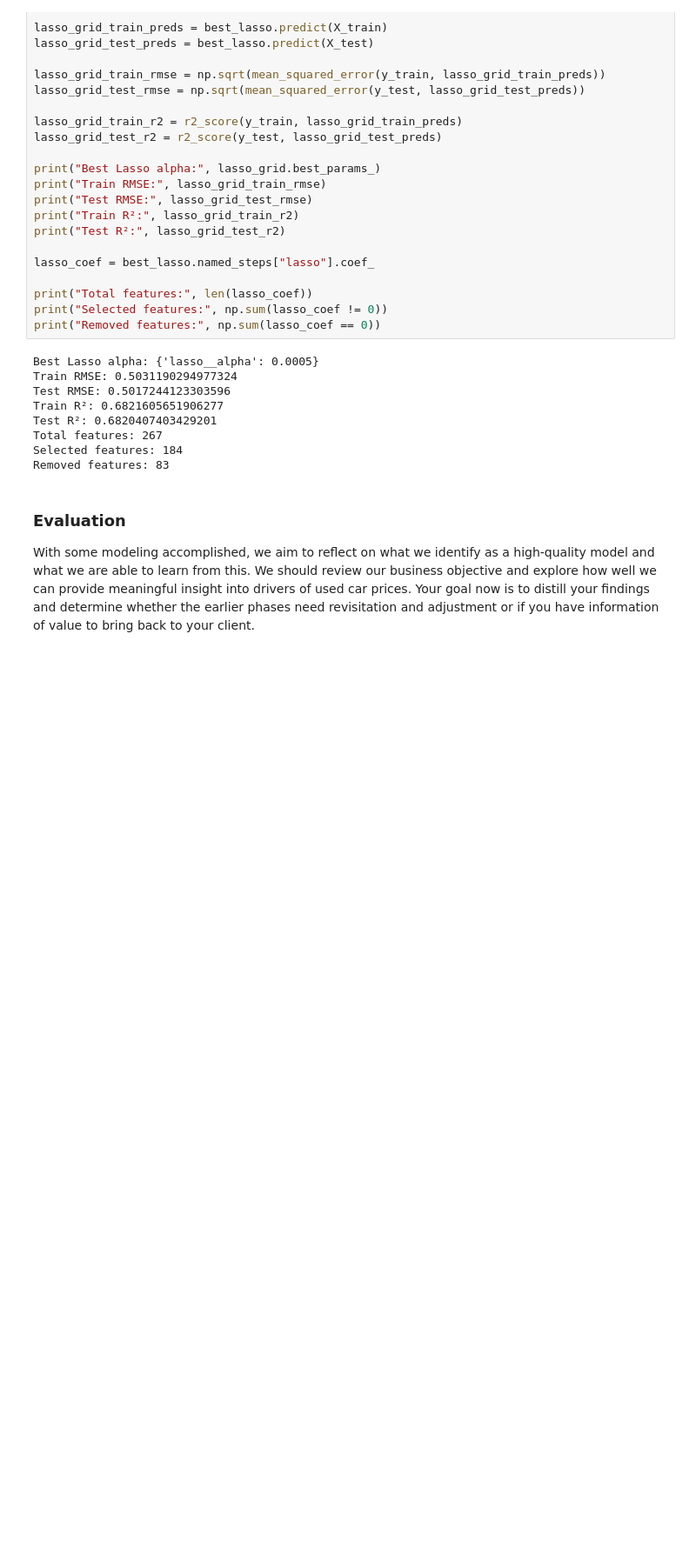
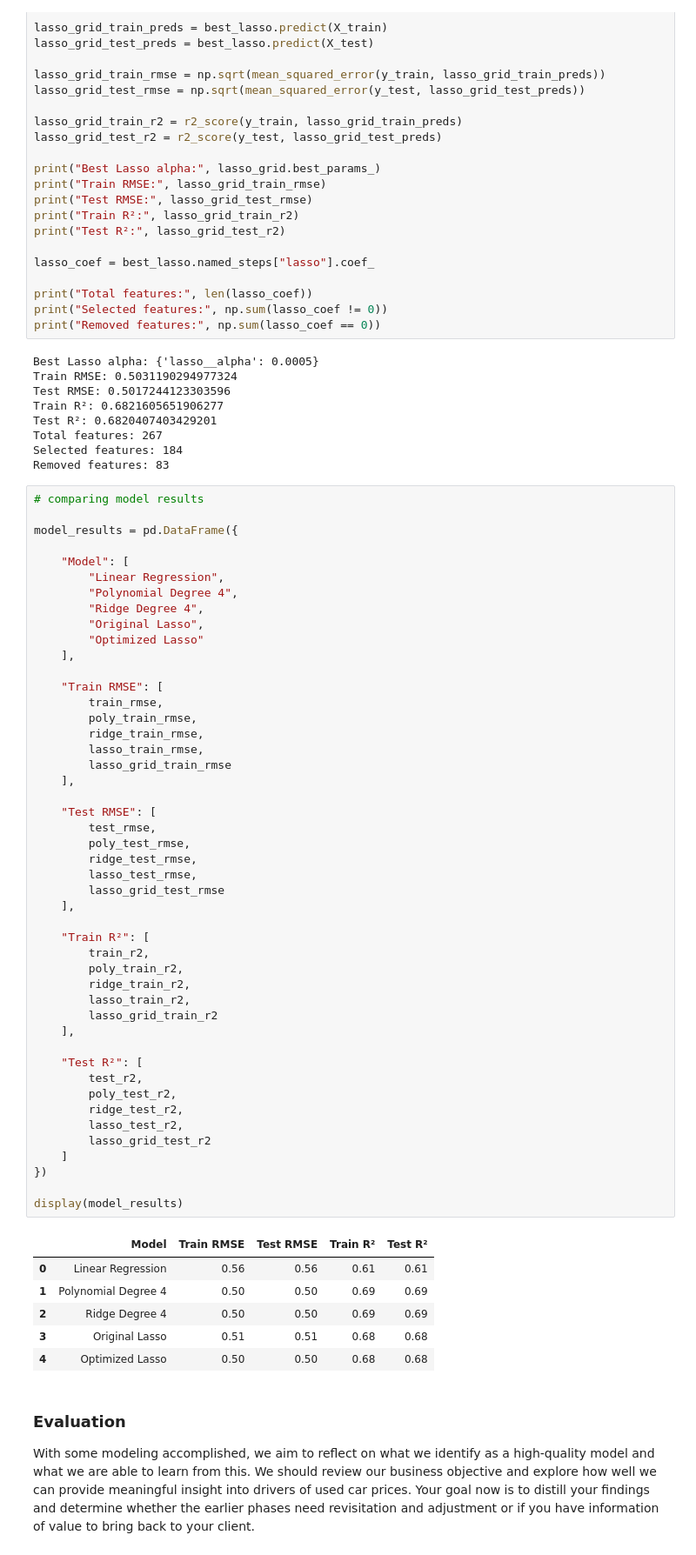
Before and after one commit to RT-Prog/ML_Learn_1, a Jupyter notebook: CarSalesPredictor/prompt_II.ipynb, the cells around one changed output. Shown at 87% size. Drawn from its saved outputs; the diff is of its cells as text; blank space fills up the shorter version.

```diff
--- a/CarSalesPredictor/prompt_II.ipynb
+++ b/CarSalesPredictor/prompt_II.ipynb
@@ -1482,6 +1482,60 @@ Test R²: 0.6820407403429201
 Total features: 267
 Selected features: 184
 Removed features: 83
+# %%
+# comparing model results
+
+model_results = pd.DataFrame({
+
+    "Model": [
+        "Linear Regression",
+        "Polynomial Degree 4",
+        "Ridge Degree 4",
+        "Original Lasso",
+        "Optimized Lasso"
+    ],
+
+    "Train RMSE": [
+        train_rmse,
+        poly_train_rmse,
+        ridge_train_rmse,
+        lasso_train_rmse,
+        lasso_grid_train_rmse
+    ],
+
+    "Test RMSE": [
+        test_rmse,
+        poly_test_rmse,
+        ridge_test_rmse,
+        lasso_test_rmse,
+        lasso_grid_test_rmse
+    ],
+
+    "Train R²": [
+        train_r2,
+        poly_train_r2,
+        ridge_train_r2,
+        lasso_train_r2,
+        lasso_grid_train_r2
+    ],
+
+    "Test R²": [
+        test_r2,
+        poly_test_r2,
+        ridge_test_r2,
+        lasso_test_r2,
+        lasso_grid_test_r2
+    ]
+})
+
+display(model_results)
+# %% [output]
+|  | Model | Train RMSE | Test RMSE | Train R² | Test R² |
+| 0 | Linear Regression | 0.56 | 0.56 | 0.61 | 0.61 |
+| 1 | Polynomial Degree 4 | 0.50 | 0.50 | 0.69 | 0.69 |
+| 2 | Ridge Degree 4 | 0.50 | 0.50 | 0.69 | 0.69 |
+| 3 | Original Lasso | 0.51 | 0.51 | 0.68 | 0.68 |
+| 4 | Optimized Lasso | 0.50 | 0.50 | 0.68 | 0.68 |
 # %% [markdown]
 ### Evaluation
 
```
Also changed, not shown: parts of 8 cells of this notebook.
